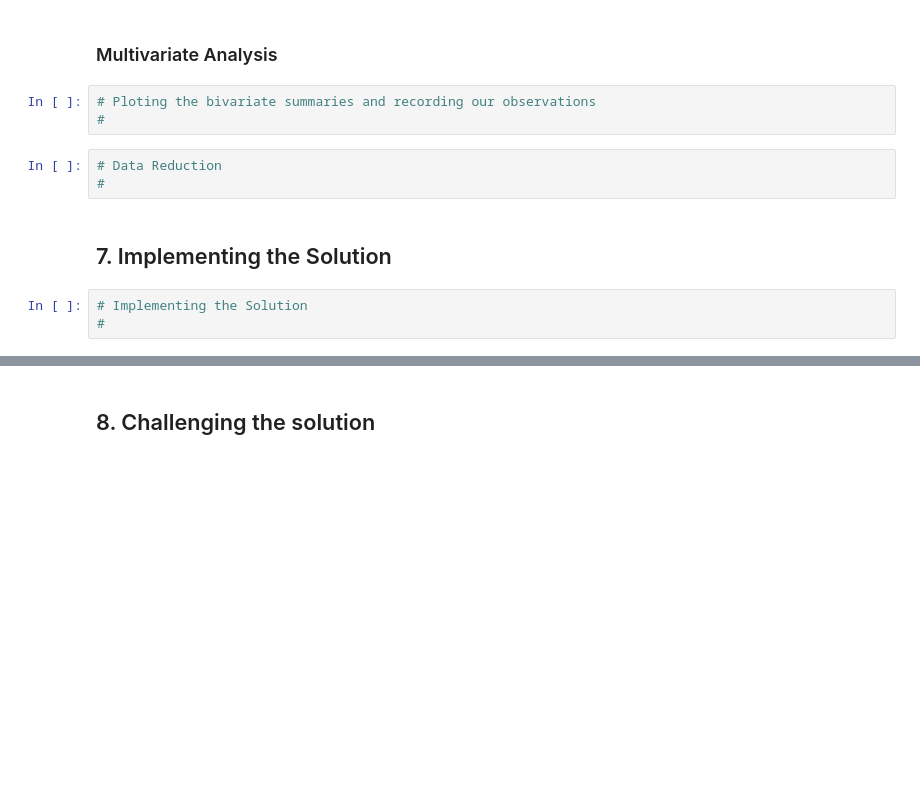
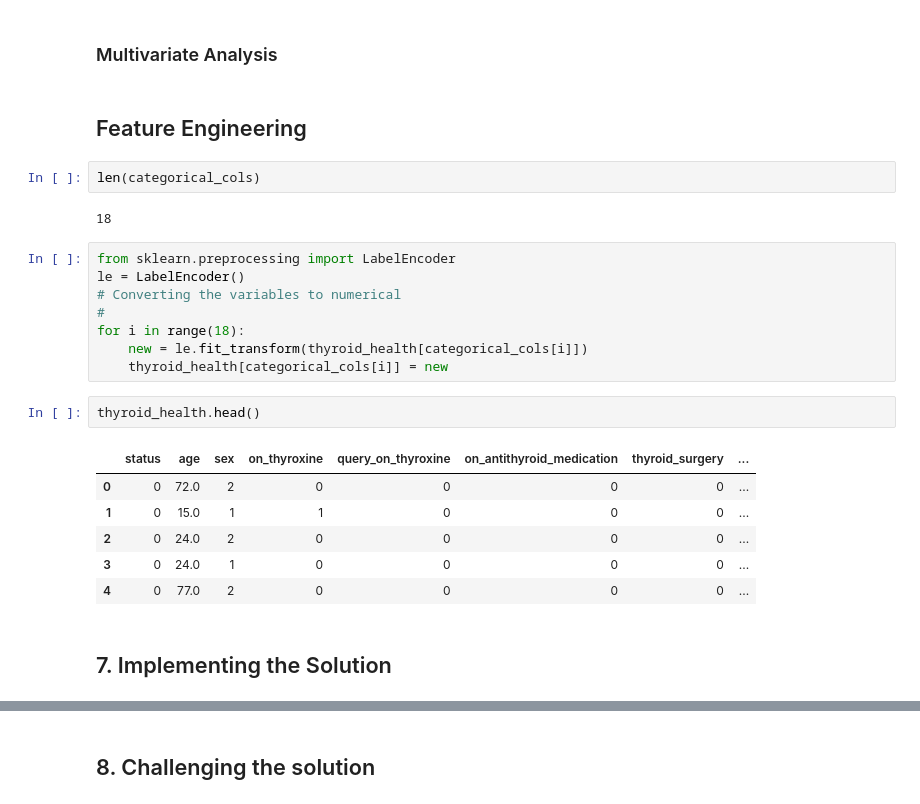
Before and after one commit to mburu-mwangi/thyroid-tests, a Jupyter notebook: Moringa_Data_Science_Core_W8_Independent_Project_2021_10_Alfonce_Mwangi_Python_Notebook.ipynb, the cells around one changed output, grey strips where cells are left out. Cells and saved outputs as stored; diff of their text form; blank space fills up the shorter version.

```diff
--- a/Moringa_Data_Science_Core_W8_Independent_Project_2021_10_Alfonce_Mwangi_Python_Notebook.ipynb
+++ b/Moringa_Data_Science_Core_W8_Independent_Project_2021_10_Alfonce_Mwangi_Python_Notebook.ipynb
@@ -298,14 +320,28 @@ Text(0.5, 1.0, 'The distribution of age')
 ### Bivariate Analysis
 # %% [markdown]
 ### Multivariate Analysis
-# %%
-# Ploting the bivariate summaries and recording our observations
-#
-# %%
-# Data Reduction
-#
+# %% [markdown]
+## Feature Engineering
+# %%
+len(categorical_cols)
+# %% [output]
+18
+# %%
+from sklearn.preprocessing import LabelEncoder
+le = LabelEncoder()
+# Converting the variables to numerical
+#
+for i in range(18):
+    new = le.fit_transform(thyroid_health[categorical_cols[i]])
+    thyroid_health[categorical_cols[i]] = new
+# %%
+thyroid_health.head()
+# %% [output]
+|  | status | age | sex | on_thyroxine | query_on_thyroxine | on_antithyroid_medication | thyroid_surgery | ... |
+| 0 | 0 | 72.0 | 2 | 0 | 0 | 0 | 0 | ... |
+| 1 | 0 | 15.0 | 1 | 1 | 0 | 0 | 0 | ... |
+| 2 | 0 | 24.0 | 2 | 0 | 0 | 0 | 0 | ... |
+| 3 | 0 | 24.0 | 1 | 0 | 0 | 0 | 0 | ... |
+| 4 | 0 | 77.0 | 2 | 0 | 0 | 0 | 0 | ... |
 # %% [markdown]
 ## 7. Implementing the Solution
-# %%
-# Implementing the Solution
-#
```
Also changed, not shown: parts of 11 cells of this notebook.
